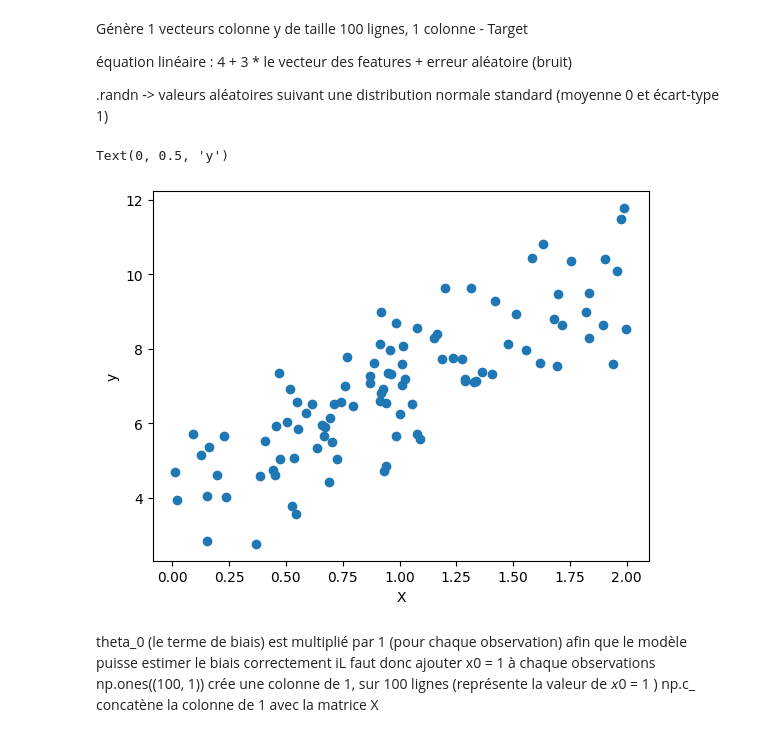
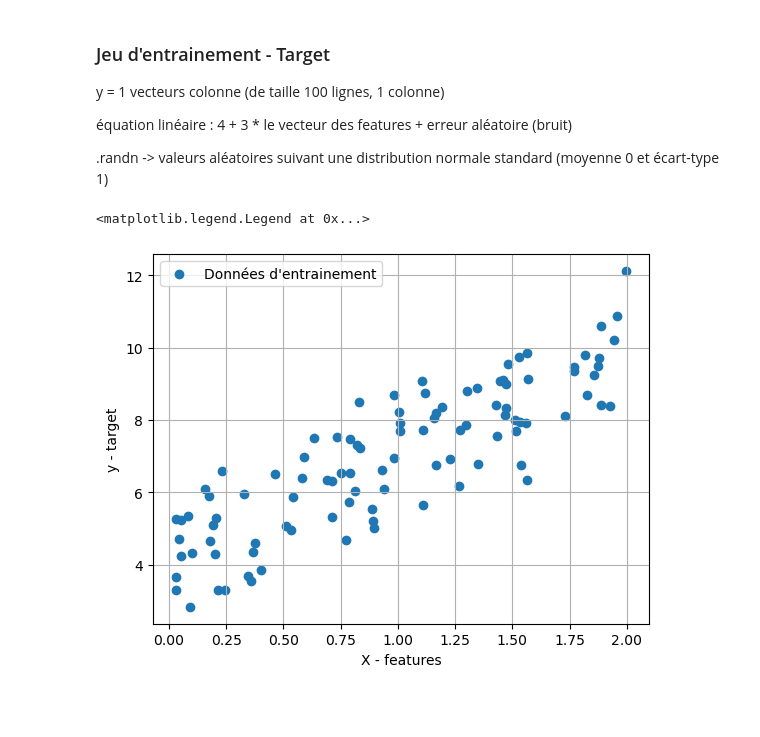
Before and after one commit to bruno-coulet/what-is-machine-learning, a Jupyter notebook: regression.ipynb, the cells around one changed output. Drawn from its saved outputs; the diff is of its cells as text; code cells hidden in the pictures; blank space fills up the shorter version.

```diff
--- a/regression.ipynb
+++ b/regression.ipynb
@@ -10,7 +13,8 @@ Génère 1 vecteurs colonne X de taille 100 lignes, 1 colonne - Features ou vari
 # %%
 X = 2 * np.random.rand(100, 1)
 # %% [markdown]
-Génère 1 vecteurs colonne y de taille 100 lignes, 1 colonne - Target
+### Jeu d'entrainement - Target
+y = 1 vecteurs colonne (de taille 100 lignes, 1 colonne)
 
 équation linéaire : 4 + 3 * le vecteur des features + erreur aléatoire (bruit)
 
@@ -18,14 +22,13 @@ Génère 1 vecteurs colonne y de taille 100 lignes, 1 colonne - Target
 # %%
 y = 4 + 3 * X + np.random.randn(100, 1)
 # %%
-plt.scatter (X, y)
+plt.scatter (X, y, label="Données d'entrainement")
 plt.xlabel("X")
 plt.ylabel("y")
+plt.xlabel("X - features")
+plt.ylabel("y - target")
+plt.grid(True)
+plt.legend()
 # %% [output]
-Text(0, 0.5, 'y')
+<matplotlib.legend.Legend at 0x...>
-[figure, old version]
+[figure, new version]
-# %% [markdown]
-theta_0  (le terme de biais) est multiplié par 1 (pour chaque observation) afin que le modèle puisse estimer le biais correctement
-iL faut donc ajouter x0 = 1 à chaque observations
-np.ones((100, 1))  crée une colonne de 1, sur 100 lignes (représente la valeur de 𝑥0 = 1 )
-np.c_              concatène la colonne de 1 avec la matrice X
```
Also changed, not shown: parts of 13 cells of this notebook, 3 other files.
